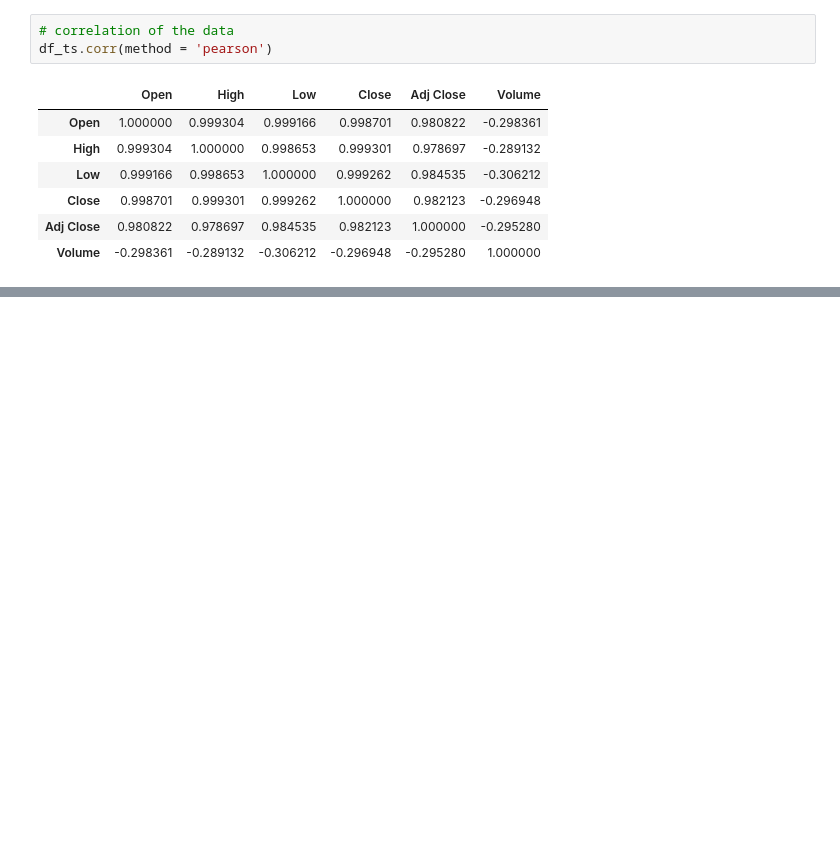
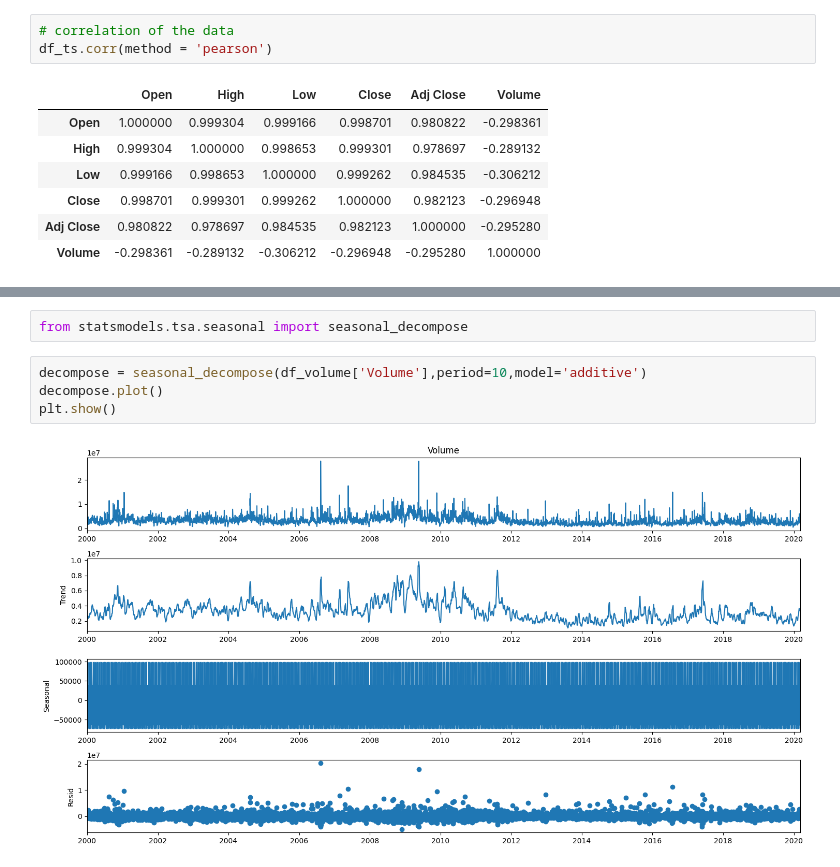
Before and after one commit to cohensaeb/AIDI_1002_Labs, a Jupyter notebook: week_2/AIDI_1002_Week_2_Lab_2.ipynb, the cells around one changed output, grey strips where cells are left out. Cells and saved outputs as stored; diff of their text form; blank space fills up the shorter version.

Commit message:
question 2 seasonality and trend added

```diff
--- a/week_2/AIDI_1002_Week_2_Lab_2.ipynb
+++ b/week_2/AIDI_1002_Week_2_Lab_2.ipynb
@@ -400,0 +443,8 @@ rolling_mean
+# %%
+from statsmodels.tsa.seasonal import seasonal_decompose
+# %%
+decompose = seasonal_decompose(df_volume['Volume'],period=10,model='additive')
+decompose.plot()
+plt.show()
+# %% [output]
+[figure, added]
```
Also changed, not shown: parts of 9 cells of this notebook.
